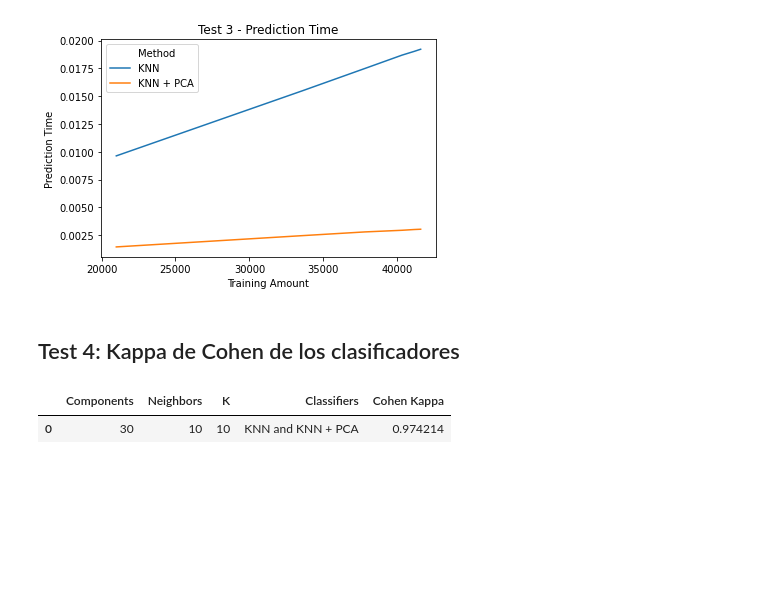
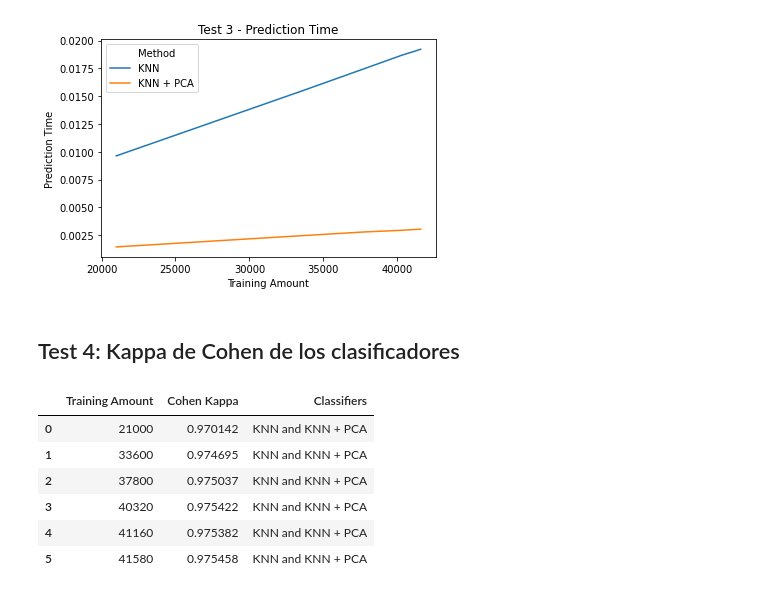
Before and after one commit to brianarrondo/metnum-tp2, a Jupyter notebook: notebooks/graphics.ipynb, the cells around one changed output. Drawn from its saved outputs; the diff is of its cells as text; code cells hidden in the pictures; blank space fills up the shorter version.

```diff
--- a/notebooks/graphics.ipynb
+++ b/notebooks/graphics.ipynb
@@ -125,10 +125,19 @@ Text(0.5, 1.0, 'Test 3 - Prediction Time')
 [figure]
 # %% [markdown]
 ## Test 4: Kappa de Cohen de los clasificadores
-# %%
-data = pd.read_csv('tests_csv/test4.csv')
-
-data
-# %% [output]
-|  | Components | Neighbors | K | Classifiers | Cohen Kappa |
-| 0 | 30 | 10 | 10 | KNN and KNN + PCA | 0.974214 |
+# %%
+data = pd.read_csv('tests_csv/test4.csv')
+
+data['K'] = data['K'].apply(lambda K: int(42000 * (K - 1) / K))
+
+data = data.rename(columns={'K': 'Training Amount'})
+
+data
+# %% [output]
+|  | Training Amount | Cohen Kappa | Classifiers |
+| 0 | 21000 | 0.970142 | KNN and KNN + PCA |
+| 1 | 33600 | 0.974695 | KNN and KNN + PCA |
+| 2 | 37800 | 0.975037 | KNN and KNN + PCA |
+| 3 | 40320 | 0.975422 | KNN and KNN + PCA |
+| 4 | 41160 | 0.975382 | KNN and KNN + PCA |
+| 5 | 41580 | 0.975458 | KNN and KNN + PCA |
```
Also changed, not shown: parts of 1 cell of this notebook, 2 other files.
